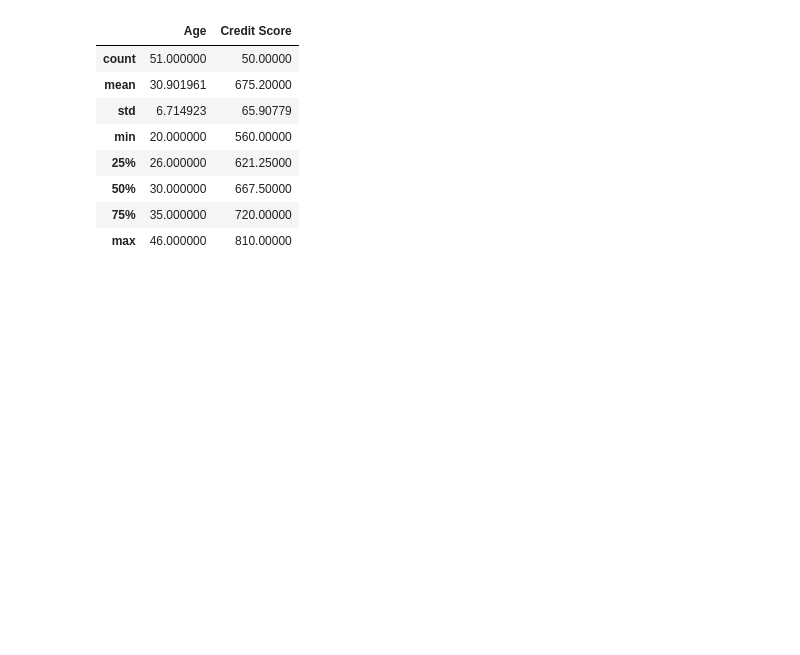
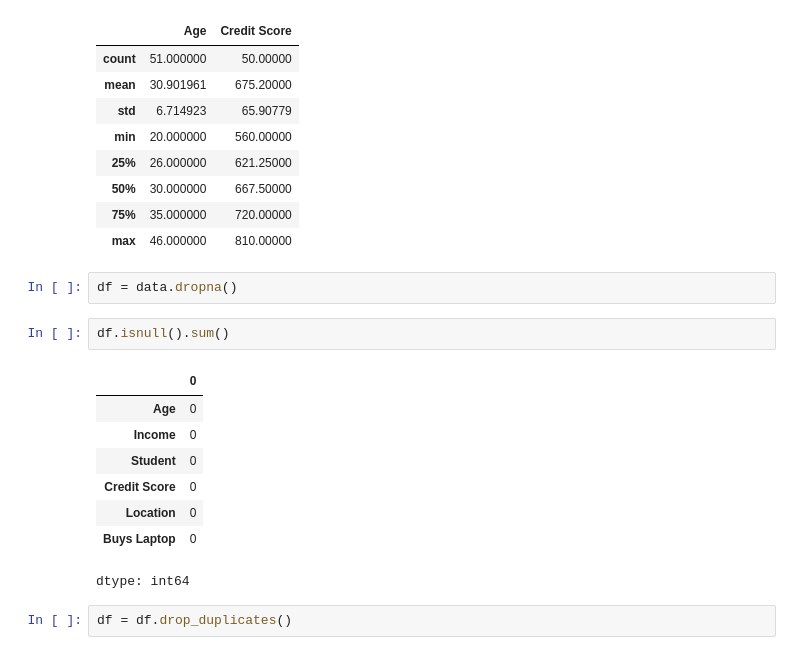
Before and after one commit to DeepuKun/Machine-Learning-Practice, a Jupyter notebook: Random_Forest.ipynb, the cells around one changed output. Cells and saved outputs as stored; diff of their text form; blank space fills up the shorter version.

```diff
--- a/Random_Forest.ipynb
+++ b/Random_Forest.ipynb
@@ -78,3 +78,18 @@ data.describe()
 | 50% | 30.000000 | 667.50000 |
 | 75% | 35.000000 | 720.00000 |
 | max | 46.000000 | 810.00000 |
+# %%
+df = data.dropna()
+# %%
+df.isnull().sum()
+# %% [output]
+|  | 0 |
+| Age | 0 |
+| Income | 0 |
+| Student | 0 |
+| Credit Score | 0 |
+| Location | 0 |
+| Buys Laptop | 0 |
+dtype: int64
+# %%
+df = df.drop_duplicates()
```
Also changed, not shown: parts of 4 cells of this notebook.
